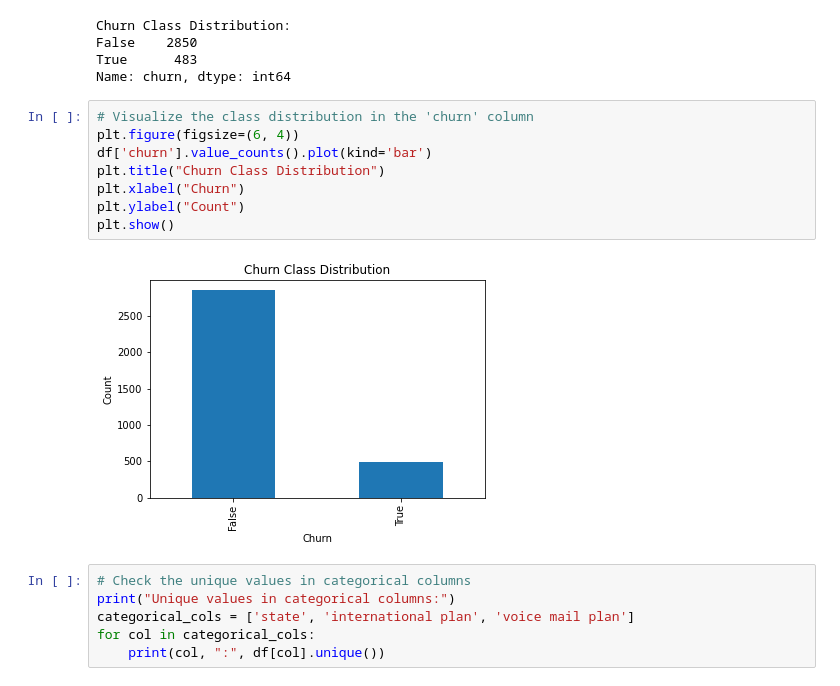
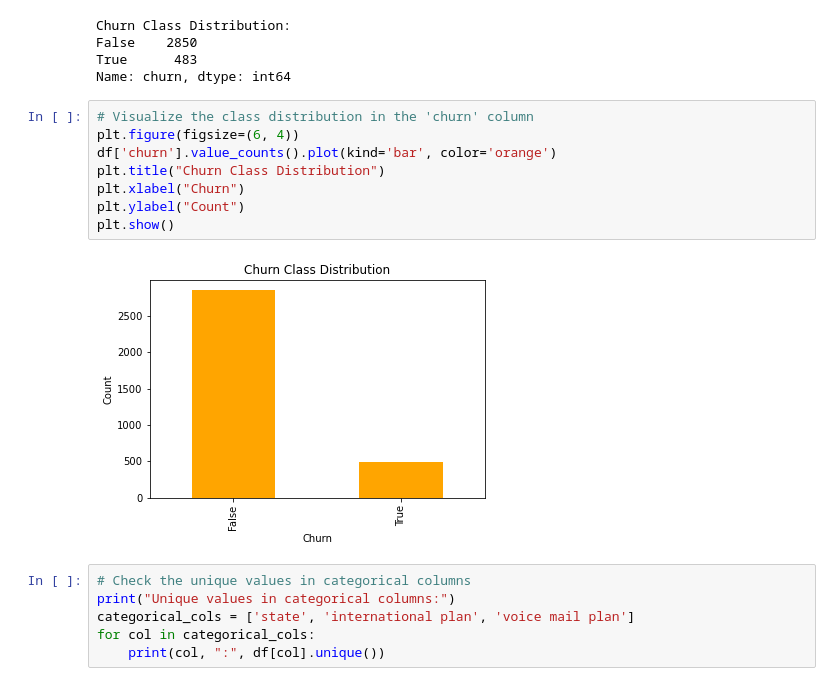
Before and after one commit to pauline-ndungu/SyriaTel-Customer-Churn-Prediction-Project, a Jupyter notebook: index.ipynb, the cells around one changed output. Saved outputs shown, nothing was run; the diff lists cells and outputs as text.

```diff
--- a/index.ipynb
+++ b/index.ipynb
@@ -152,13 +164,13 @@ Name: churn, dtype: int64
 # %%
 # Visualize the class distribution in the 'churn' column
 plt.figure(figsize=(6, 4))
-df['churn'].value_counts().plot(kind='bar')
+df['churn'].value_counts().plot(kind='bar', color='orange')
 plt.title("Churn Class Distribution")
 plt.xlabel("Churn")
 plt.ylabel("Count")
 plt.show()
 # %% [output]
-[figure, old version]
+[figure, new version]
 # %%
 # Check the unique values in categorical columns
 print("Unique values in categorical columns:")
```
Also changed, not shown: parts of 55 cells of this notebook.
